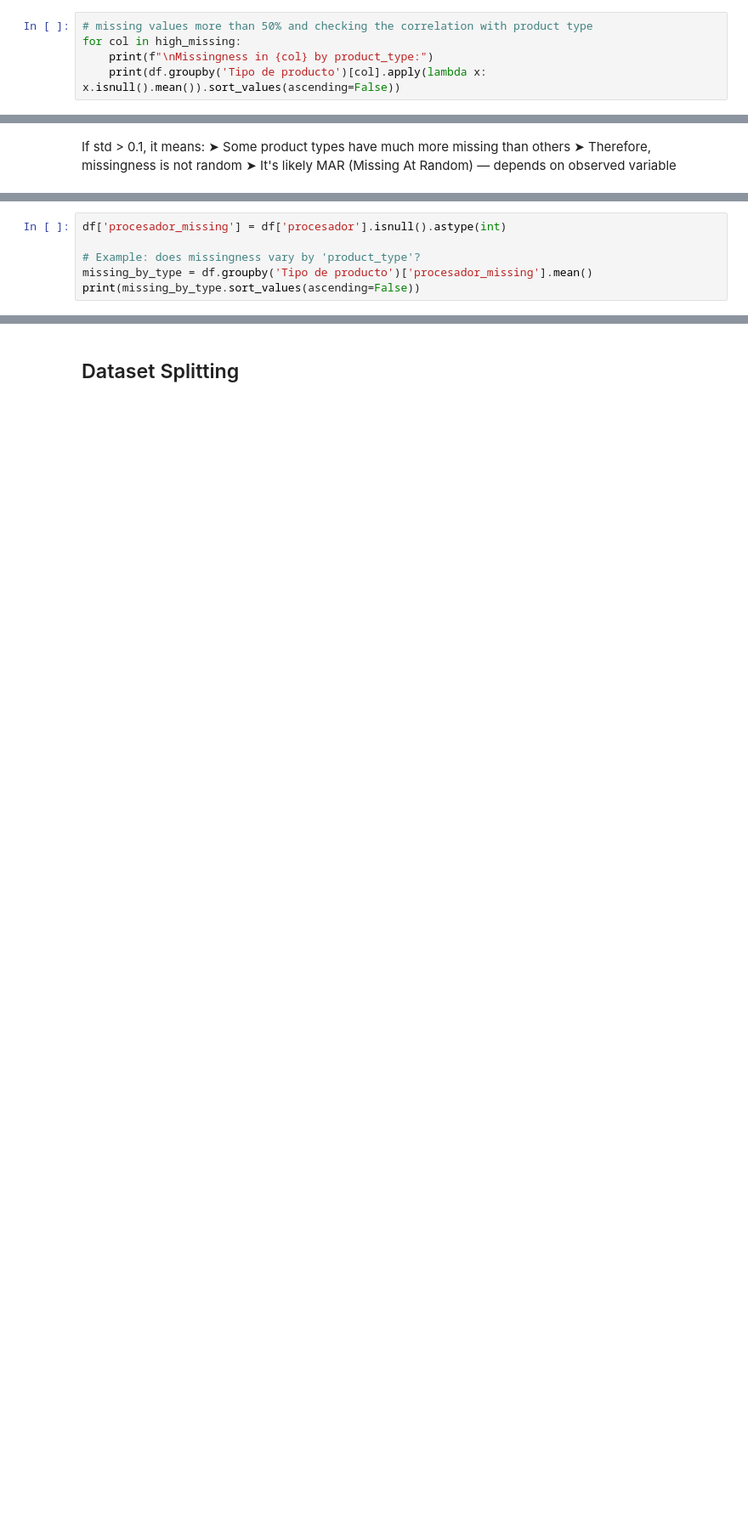
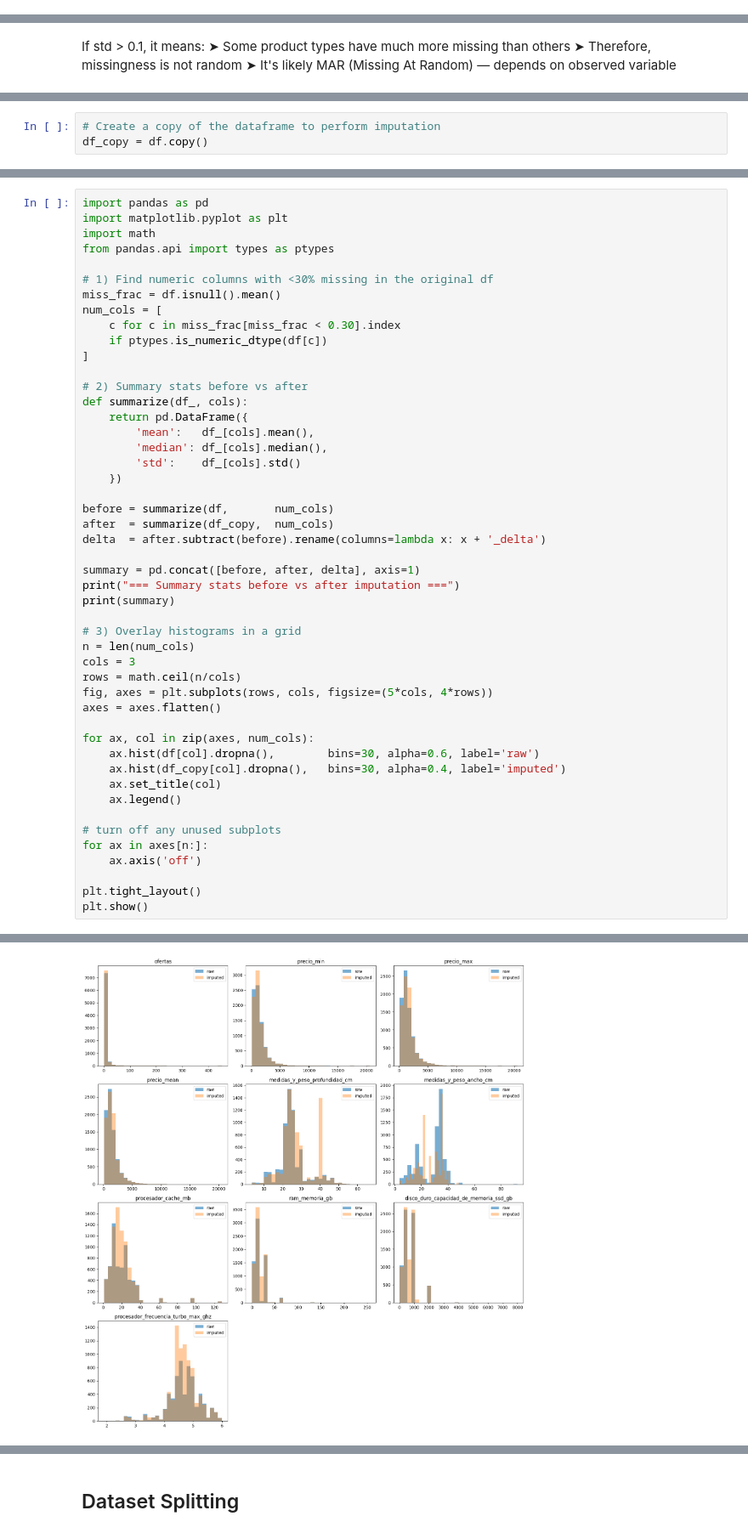
Before and after one commit to oholmess/PcPartPicker3000, a Jupyter notebook: assignment/EDA.ipynb, the cells around one changed output, grey strips where cells are left out. Shown at 85% size. Drawn from its saved outputs; the diff is of its cells as text; blank space fills up the shorter version.

```diff
--- a/assignment/EDA.ipynb
+++ b/assignment/EDA.ipynb
@@ -1540,5 +1502,0 @@ confirming is missigness is grouped based on product type
-# %%
-# missing values more than 50% and checking the correlation with product type
-for col in high_missing:
-    print(f"\nMissingness in {col} by product_type:")
-    print(df.groupby('Tipo de producto')[col].apply(lambda x: x.isnull().mean()).sort_values(ascending=False))
@@ -1702,6 +1542,0 @@ Name: count, dtype: int64
-# %%
-df['procesador_missing'] = df['procesador'].isnull().astype(int)
-
-# Example: does missingness vary by 'product_type'?
-missing_by_type = df.groupby('Tipo de producto')['procesador_missing'].mean()
-print(missing_by_type.sort_values(ascending=False))
@@ -1751,0 +1555,3 @@ print(df.head())                              # now you'll see all columns
+# %%
+# Create a copy of the dataframe to perform imputation
+df_copy = df.copy()
@@ -1751,0 +1636,49 @@ print(df.head())                              # now you'll see all columns
+# %%
+import pandas as pd
+import matplotlib.pyplot as plt
+import math
+from pandas.api import types as ptypes
+
+# 1) Find numeric columns with <30% missing in the original df
+miss_frac = df.isnull().mean()
+num_cols = [
+    c for c in miss_frac[miss_frac < 0.30].index
+    if ptypes.is_numeric_dtype(df[c])
+]
+
+# 2) Summary stats before vs after
+def summarize(df_, cols):
+    return pd.DataFrame({
+        'mean':   df_[cols].mean(),
+        'median': df_[cols].median(),
+        'std':    df_[cols].std()
+    })
+
+before = summarize(df,       num_cols)
+after  = summarize(df_copy,  num_cols)
+delta  = after.subtract(before).rename(columns=lambda x: x + '_delta')
+
+summary = pd.concat([before, after, delta], axis=1)
+print("=== Summary stats before vs after imputation ===")
+print(summary)
+
+# 3) Overlay histograms in a grid
+n = len(num_cols)
+cols = 3
+rows = math.ceil(n/cols)
+fig, axes = plt.subplots(rows, cols, figsize=(5*cols, 4*rows))
+axes = axes.flatten()
+
+for ax, col in zip(axes, num_cols):
+    ax.hist(df[col].dropna(),        bins=30, alpha=0.6, label='raw')
+    ax.hist(df_copy[col].dropna(),   bins=30, alpha=0.4, label='imputed')
+    ax.set_title(col)
+    ax.legend()
+
+# turn off any unused subplots
+for ax in axes[n:]:
+    ax.axis('off')
+
+plt.tight_layout()
+plt.show()
+# %% [output]
@@ -1751,0 +1702 @@ print(df.head())                              # now you'll see all columns
+[figure, added]
```
Also changed, not shown: parts of 58 cells of this notebook.
